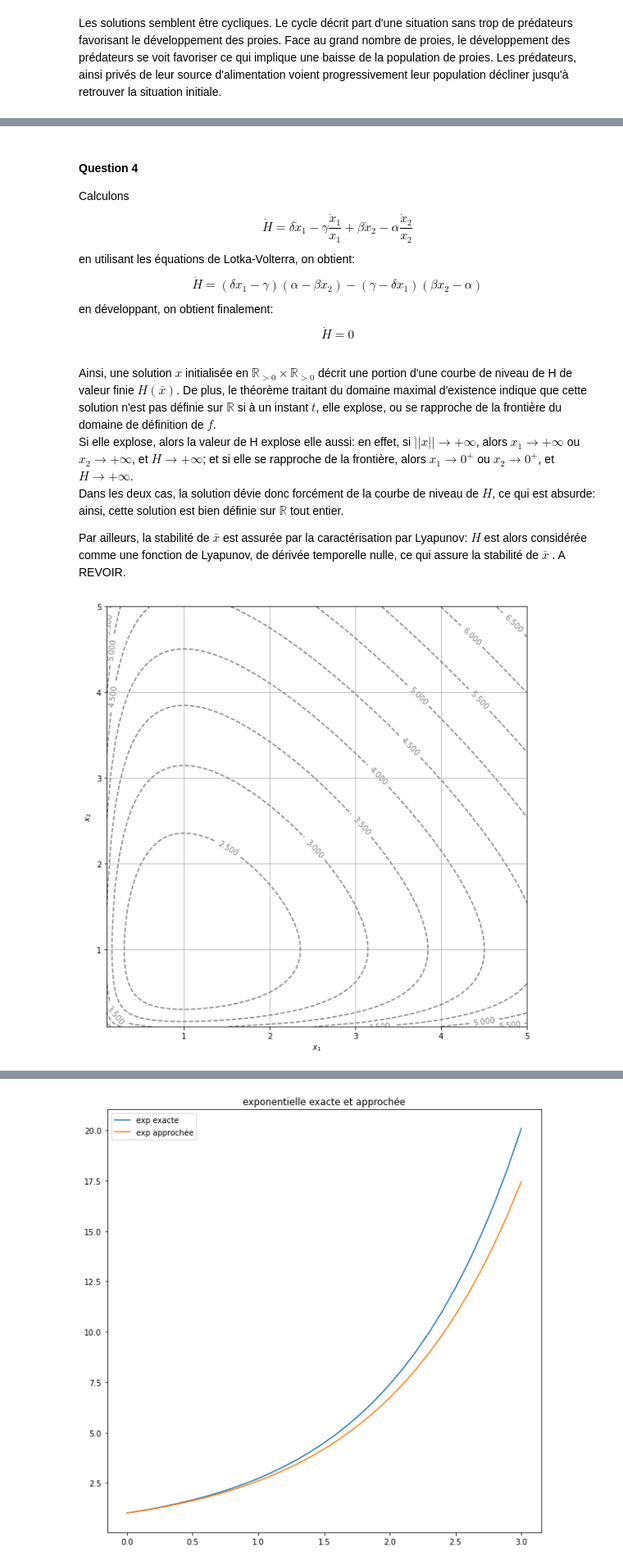
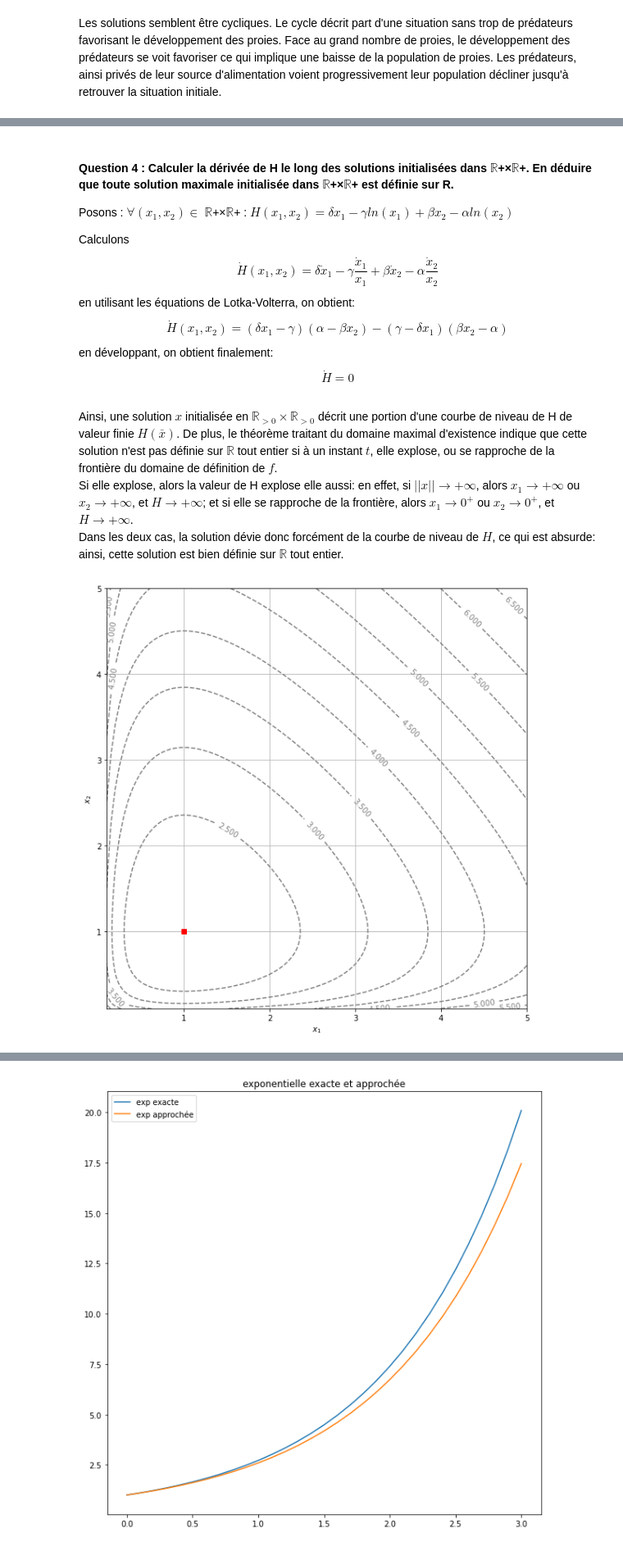
Before and after one commit to pierrechapel/projet_equa_diff, a Jupyter notebook: notebook.ipynb, the cells around one changed output, grey strips where cells are left out. Shown at 82% size. Cells and saved outputs as stored; diff of their text form; code cells hidden in the pictures.

```diff
--- a/notebook.ipynb
+++ b/notebook.ipynb
@@ -100,22 +131,23 @@ la fonction $f:(x_1,x_2) \mapsto (x_1(\alpha - \beta x_2 ),-x_2 (\gamma - \delta
 # %% [markdown]
-#### Question 4
+#### Question 4 : Calculer la dérivée de H le long des solutions initialisées dans $\mathbb{R}$+×$\mathbb{R}$+. En déduire que toute solution maximale initialisée dans $\mathbb{R}$+×$\mathbb{R}$+ est définie sur R.
+
+Posons : $\forall (x_1,x_2) \in$ $\mathbb{R}$+×$\mathbb{R}$+ :  $H(x_1,x_2) =\delta x_1−\gamma ln(x_1)+\beta x_2− \alpha ln(x_2)$
+
 Calculons
 $$
-\dot H = \delta \dot x_1 - \gamma \frac{\dot x_1}{x_1} + \beta \dot x_2 - \alpha \frac{\dot x_2}{x_2}
+\dot H(x_1, x_2) = \delta \dot x_1 - \gamma \frac{\dot x_1}{x_1} + \beta \dot x_2 - \alpha \frac{\dot x_2}{x_2}
 $$
 en utilisant les équations de Lotka-Volterra, on obtient:
 $$
-\dot H = (\delta x_1 - \gamma )( \alpha - \beta x_2 ) - ( \gamma - \delta x_1 )(\beta x_2 - \alpha )
+\dot H(x_1, x_2) = (\delta x_1 - \gamma )( \alpha - \beta x_2 ) - ( \gamma - \delta x_1 )(\beta x_2 - \alpha )
 $$
 en développant, on obtient finalement:
 $$
 \dot H = 0
 $$
-Ainsi, une solution $x$ initialisée en $\mathbb{R}_{>0} \times \mathbb{R}_{>0}$ décrit une portion d'une courbe de niveau de H de valeur finie $H(\bar x)$. De plus, le théorème traitant du domaine maximal d'existence indique que cette solution n'est pas définie sur $\mathbb{R}$ si à un instant $t$, elle explose, ou se rapproche de la frontière du domaine de définition de $f$.
+Ainsi, une solution $x$ initialisée en $\mathbb{R}_{>0} \times \mathbb{R}_{>0}$ décrit une portion d'une courbe de niveau de H de valeur finie $H(\bar x)$. De plus, le théorème traitant du domaine maximal d'existence indique que cette solution n'est pas définie sur $\mathbb{R}$ tout entier si à un instant $t$, elle explose, ou se rapproche de la frontière du domaine de définition de $f$.
 Si elle explose, alors la valeur de H explose elle aussi: en effet, si $||x|| \rightarrow +\infty$, alors $x_1 \rightarrow +\infty$ ou $x_2 \rightarrow +\infty$, et $H \rightarrow +\infty$; et si elle se rapproche de la frontière, alors $x_1 \rightarrow 0^+$ ou $x_2 \rightarrow 0^+$, et $H \rightarrow +\infty$.
 Dans les deux cas, la solution dévie donc forcément de la courbe de niveau de $H$, ce qui est absurde: ainsi, cette solution est bien définie sur $\mathbb{R}$ tout entier.
-
-Par ailleurs, la stabilité de $\bar x$ est assurée par la caractérisation par Lyapunov: $H$ est alors considérée comme une fonction de Lyapunov, de dérivée temporelle nulle, ce qui assure la stabilité de $\bar x $ . A REVOIR.
 # %%
 def H(x):
     x0 = np.array(x[0])
@@ -124,18 +156,19 @@ def H(x):
 # %%
 def display_contour(x, y, levels):
     X1, X2 = np.meshgrid(x, y)
     Z = H(np.array([X1, X2]))
     fig, ax = plt.subplots()
     contour_set = plt.contour(X1, X2, Z, colors="grey", linestyles="dashed", levels=levels)
     ax.clabel(contour_set)
     plt.grid(True)
     plt.xlabel("$x_1$")
     plt.ylabel("$x_2$")
     plt.gca().set_aspect("equal")
+    plt.plot(param[0]/param[1], param[2]/param[3], color = 'r', marker = 's')
 
 display_contour(np.linspace(0.1, 5.0, 100), np.linspace(0.1, 5.0, 100), 10)
 # %% [output]
-[figure, old version]
+[figure, new version]
 # %%
 display_contour(np.linspace(param[2]/param[3] - 0.1, param[2]/param[3] + 0.1, 100), np.linspace(param[0]/param[1] - 0.1, param[0]/param[1] + 0.1, 100),   20)
 # %% [output]
```
Also changed, not shown: parts of 18 cells of this notebook.
